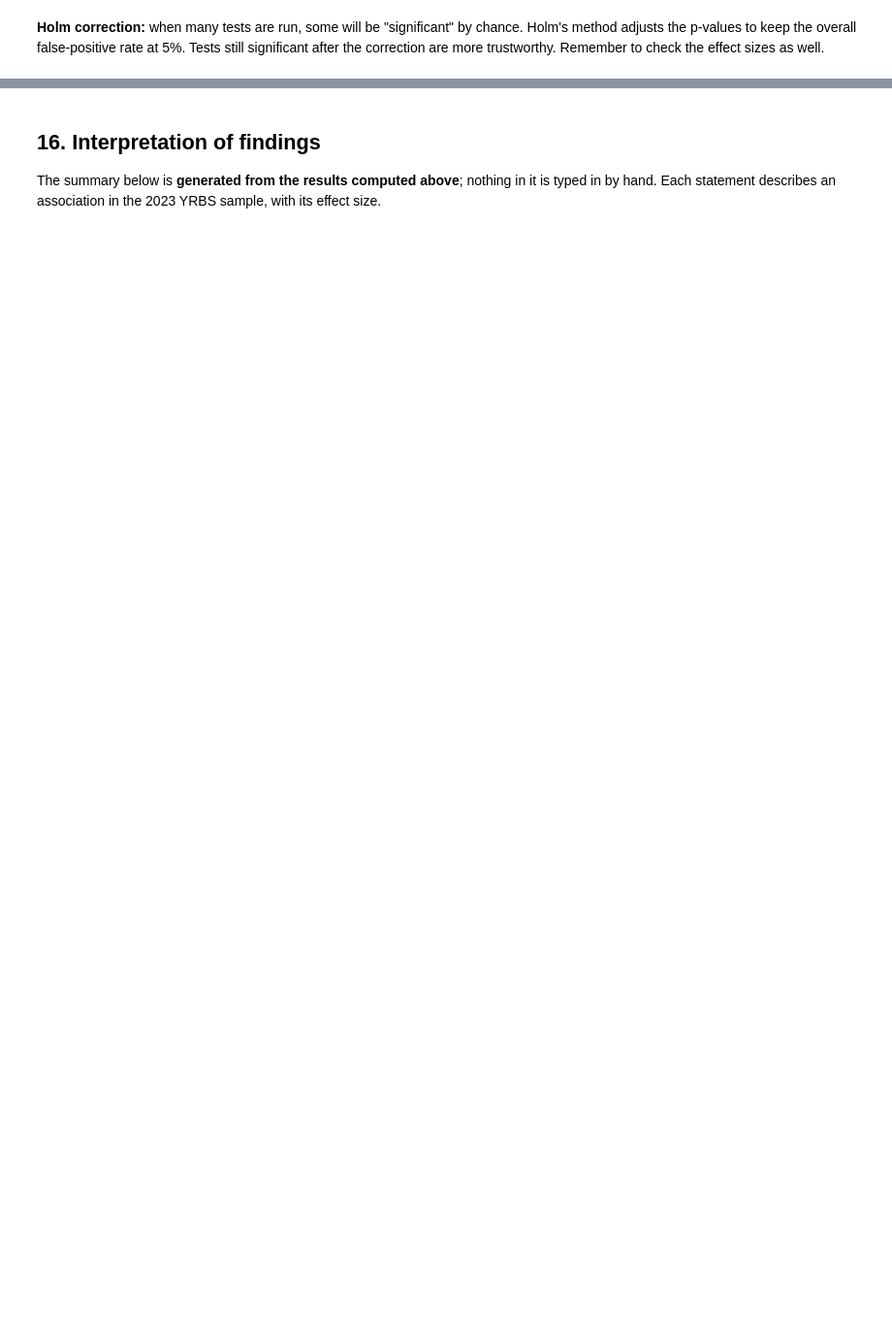
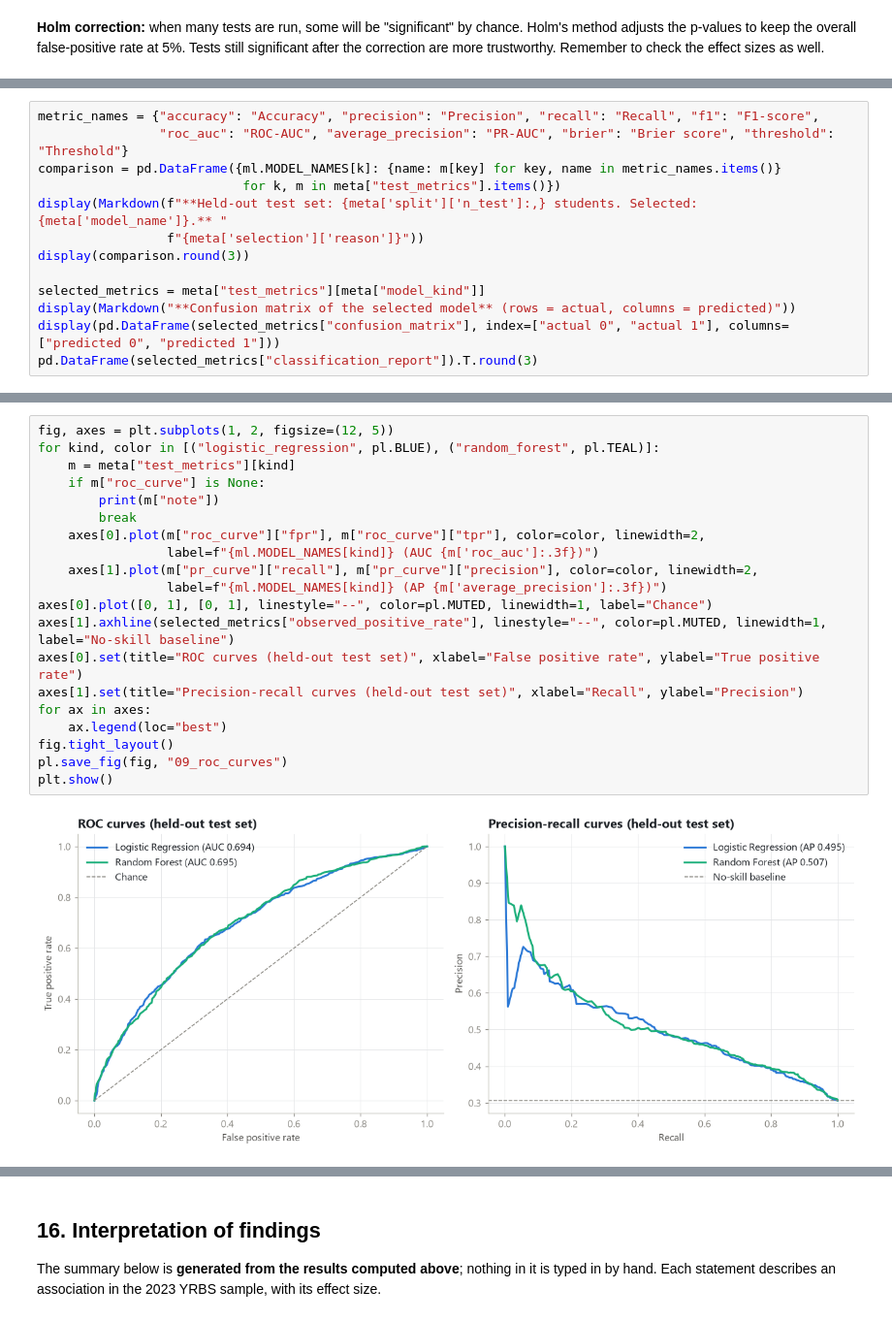
Before and after one commit to dozerboy/social-media-wellbeing-, a Jupyter notebook: notebooks/social_media_mental_wellbeing.ipynb, the cells around one changed output, grey strips where cells are left out. Shown at 97% size. Drawn from its saved outputs; the diff is of its cells as text; blank space fills up the shorter version.

```diff
--- a/notebooks/social_media_mental_wellbeing.ipynb
+++ b/notebooks/social_media_mental_wellbeing.ipynb
@@ -1361,0 +1416,13 @@ plt.show()
+# %%
+metric_names = {"accuracy": "Accuracy", "precision": "Precision", "recall": "Recall", "f1": "F1-score",
+                "roc_auc": "ROC-AUC", "average_precision": "PR-AUC", "brier": "Brier score", "threshold": "Threshold"}
+comparison = pd.DataFrame({ml.MODEL_NAMES[k]: {name: m[key] for key, name in metric_names.items()}
+                           for k, m in meta["test_metrics"].items()})
+display(Markdown(f"**Held-out test set: {meta['split']['n_test']:,} students. Selected: {meta['model_name']}.** "
+                 f"{meta['selection']['reason']}"))
+display(comparison.round(3))
+
+selected_metrics = meta["test_metrics"][meta["model_kind"]]
+display(Markdown("**Confusion matrix of the selected model** (rows = actual, columns = predicted)"))
+display(pd.DataFrame(selected_metrics["confusion_matrix"], index=["actual 0", "actual 1"], columns=["predicted 0", "predicted 1"]))
+pd.DataFrame(selected_metrics["classification_report"]).T.round(3)
@@ -1361,0 +1459,22 @@ plt.show()
+# %%
+fig, axes = plt.subplots(1, 2, figsize=(12, 5))
+for kind, color in [("logistic_regression", pl.BLUE), ("random_forest", pl.TEAL)]:
+    m = meta["test_metrics"][kind]
+    if m["roc_curve"] is None:
+        print(m["note"])
+        break
+    axes[0].plot(m["roc_curve"]["fpr"], m["roc_curve"]["tpr"], color=color, linewidth=2,
+                 label=f"{ml.MODEL_NAMES[kind]} (AUC {m['roc_auc']:.3f})")
+    axes[1].plot(m["pr_curve"]["recall"], m["pr_curve"]["precision"], color=color, linewidth=2,
+                 label=f"{ml.MODEL_NAMES[kind]} (AP {m['average_precision']:.3f})")
+axes[0].plot([0, 1], [0, 1], linestyle="--", color=pl.MUTED, linewidth=1, label="Chance")
+axes[1].axhline(selected_metrics["observed_positive_rate"], linestyle="--", color=pl.MUTED, linewidth=1, label="No-skill baseline")
+axes[0].set(title="ROC curves (held-out test set)", xlabel="False positive rate", ylabel="True positive rate")
+axes[1].set(title="Precision-recall curves (held-out test set)", xlabel="Recall", ylabel="Precision")
+for ax in axes:
+    ax.legend(loc="best")
+fig.tight_layout()
+pl.save_fig(fig, "09_roc_curves")
+plt.show()
+# %% [output]
+[figure, added]
```
Also changed, not shown: parts of 24 cells of this notebook, 27 other files.
